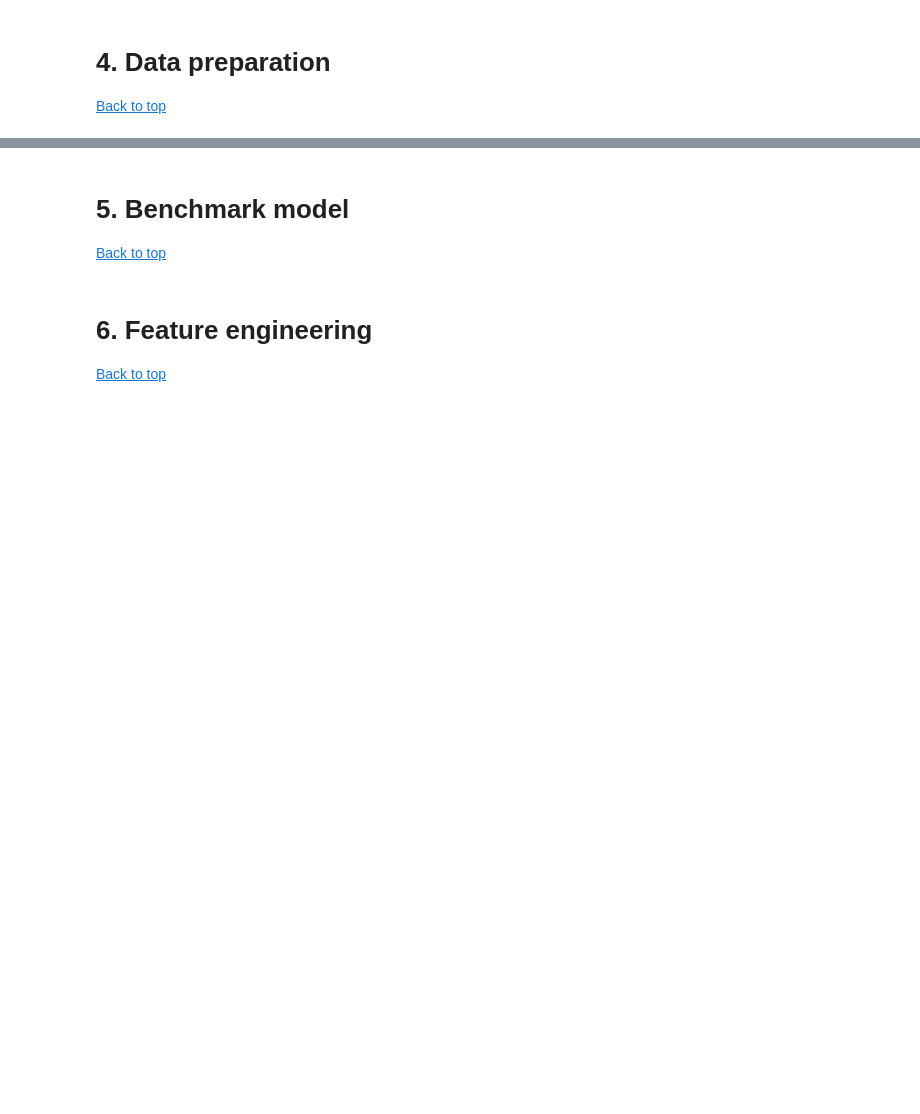
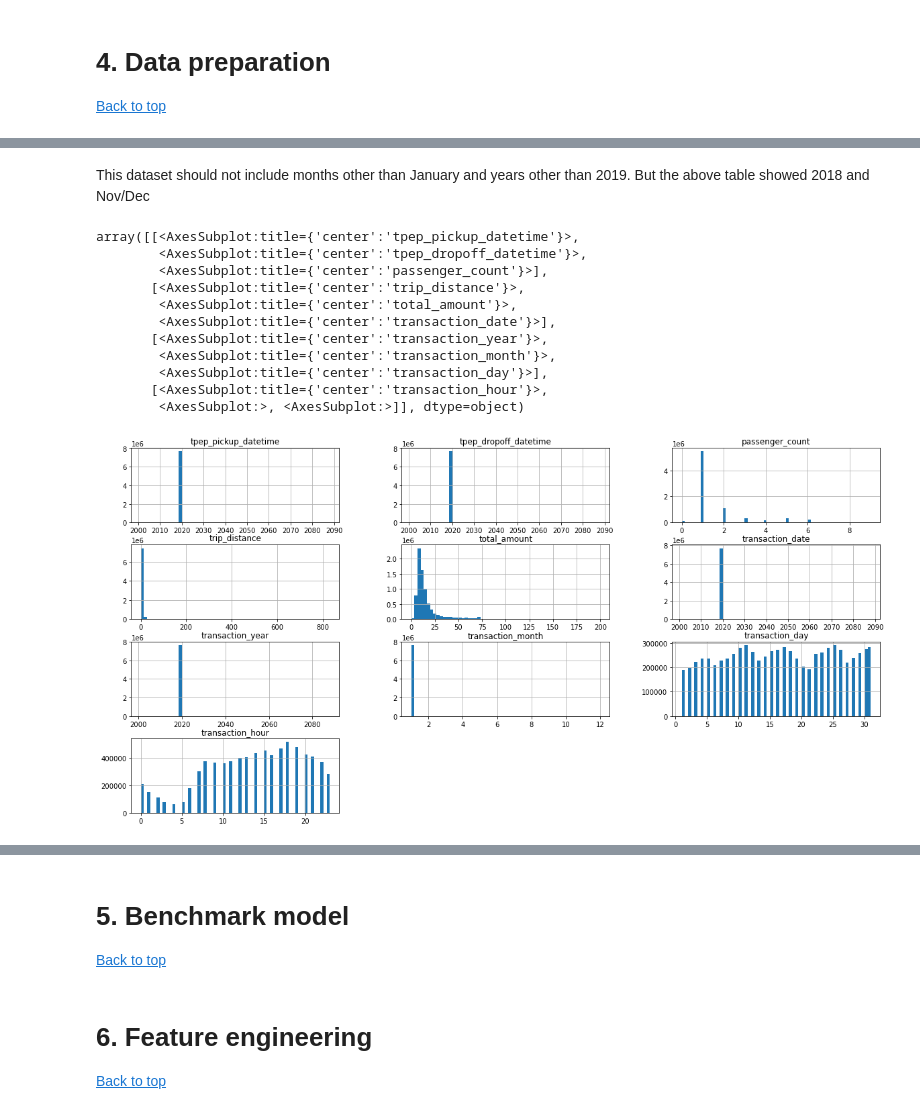
Before and after one commit to Au-Jonathan/New-York-Taxi-Analysis, a Jupyter notebook: Module 2.ipynb, the cells around one changed output, grey strips where cells are left out. Cells and saved outputs as stored; diff of their text form; code cells hidden in the pictures; blank space fills up the shorter version.

Commit message:
Data Cleaning

```diff
--- a/Module 2.ipynb
+++ b/Module 2.ipynb
@@ -280,0 +405,12 @@ Since the average just just over 15, we can agree to cut from $200 level
+# %%
+taxi_data_prepared.loc[:,'tpep_pickup_datetime']=pd.to_datetime(taxi_data_prepared.loc[:,'tpep_pickup_datetime'])
+taxi_data_prepared.loc[:,'tpep_dropoff_datetime']=pd.to_datetime(taxi_data_prepared.loc[:,'tpep_dropoff_datetime'])
+# %%
+##an easier way to do that
+taxi_data_prepared['tpep_pickup_datetime']=pd.to_datetime(taxi_data_prepared['tpep_pickup_datetime'])
+taxi_data_prepared['tpep_dropoff_datetime']=pd.to_datetime(taxi_data_prepared['tpep_dropoff_datetime'])
+# %%
+taxi_data_prepared['RatecodeID']=taxi_data_prepared['RatecodeID'].astype(str)
+taxi_data_prepared['PULocationID']=taxi_data_prepared['PULocationID'].astype(str)
+taxi_data_prepared['DOLocationID']=taxi_data_prepared['DOLocationID'].astype(str)
+taxi_data_prepared['payment_type']=taxi_data_prepared['payment_type'].astype(str)
@@ -280,0 +448,8 @@ Since the average just just over 15, we can agree to cut from $200 level
+# %%
+taxi_data_prepared['transaction_date']=pd.to_datetime(taxi_data_prepared['tpep_pickup_datetime'].dt.date)
+taxi_data_prepared['transaction_year']=taxi_data_prepared['tpep_pickup_datetime'].dt.year
+taxi_data_prepared['transaction_month']=taxi_data_prepared['tpep_pickup_datetime'].dt.month
+taxi_data_prepared['transaction_day']=taxi_data_prepared['tpep_pickup_datetime'].dt.day
+taxi_data_prepared['transaction_hour']=taxi_data_prepared['tpep_pickup_datetime'].dt.hour
+
+taxi_data_prepared.head()
@@ -280,0 +463,18 @@ Since the average just just over 15, we can agree to cut from $200 level
+# %% [markdown]
+This dataset should not include months other than January and years other than 2019.
+But the above table showed 2018 and Nov/Dec
+# %%
+taxi_data_prepared.hist(figsize=(20,10),bins=60)
+# %% [output]
+array([[<AxesSubplot:title={'center':'tpep_pickup_datetime'}>,
+        <AxesSubplot:title={'center':'tpep_dropoff_datetime'}>,
+        <AxesSubplot:title={'center':'passenger_count'}>],
+       [<AxesSubplot:title={'center':'trip_distance'}>,
+        <AxesSubplot:title={'center':'total_amount'}>,
+        <AxesSubplot:title={'center':'transaction_date'}>],
+       [<AxesSubplot:title={'center':'transaction_year'}>,
+        <AxesSubplot:title={'center':'transaction_month'}>,
+        <AxesSubplot:title={'center':'transaction_day'}>],
+       [<AxesSubplot:title={'center':'transaction_hour'}>,
+        <AxesSubplot:>, <AxesSubplot:>]], dtype=object)
+[figure, added]
```
Also changed, not shown: parts of 46 cells of this notebook.
